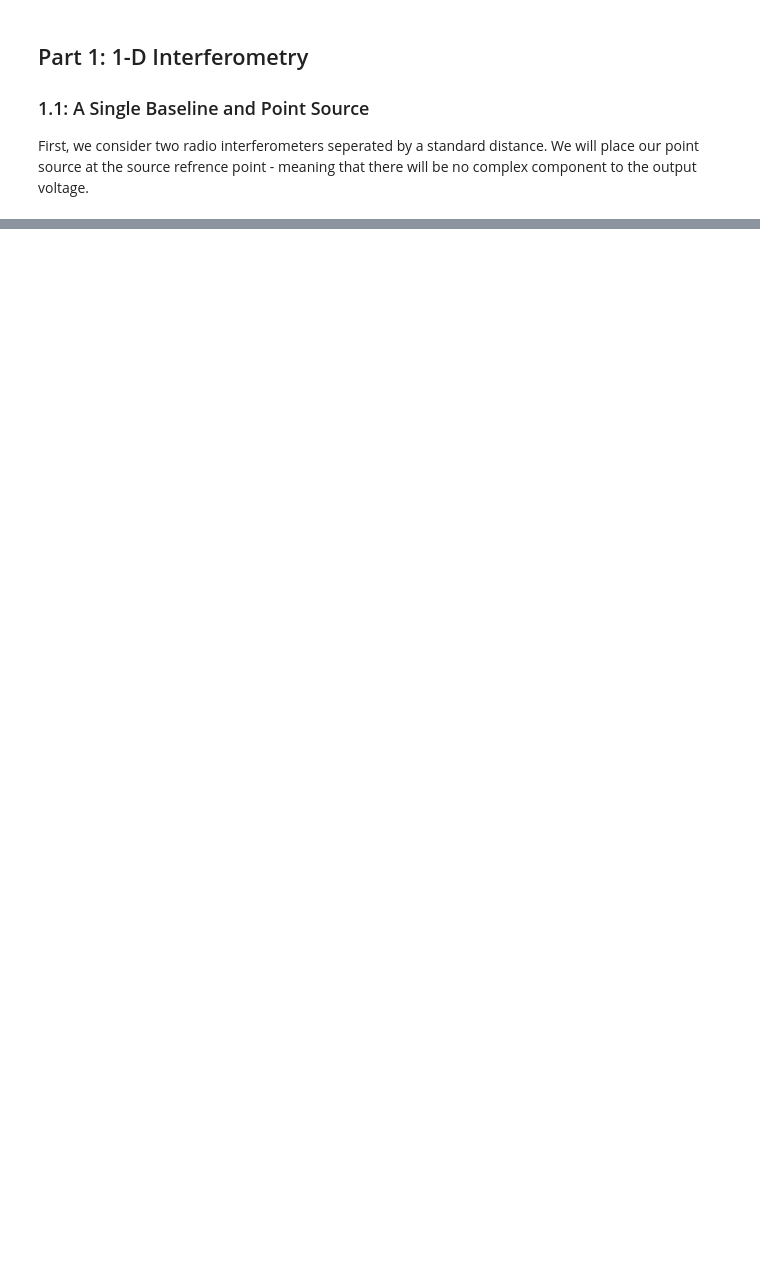
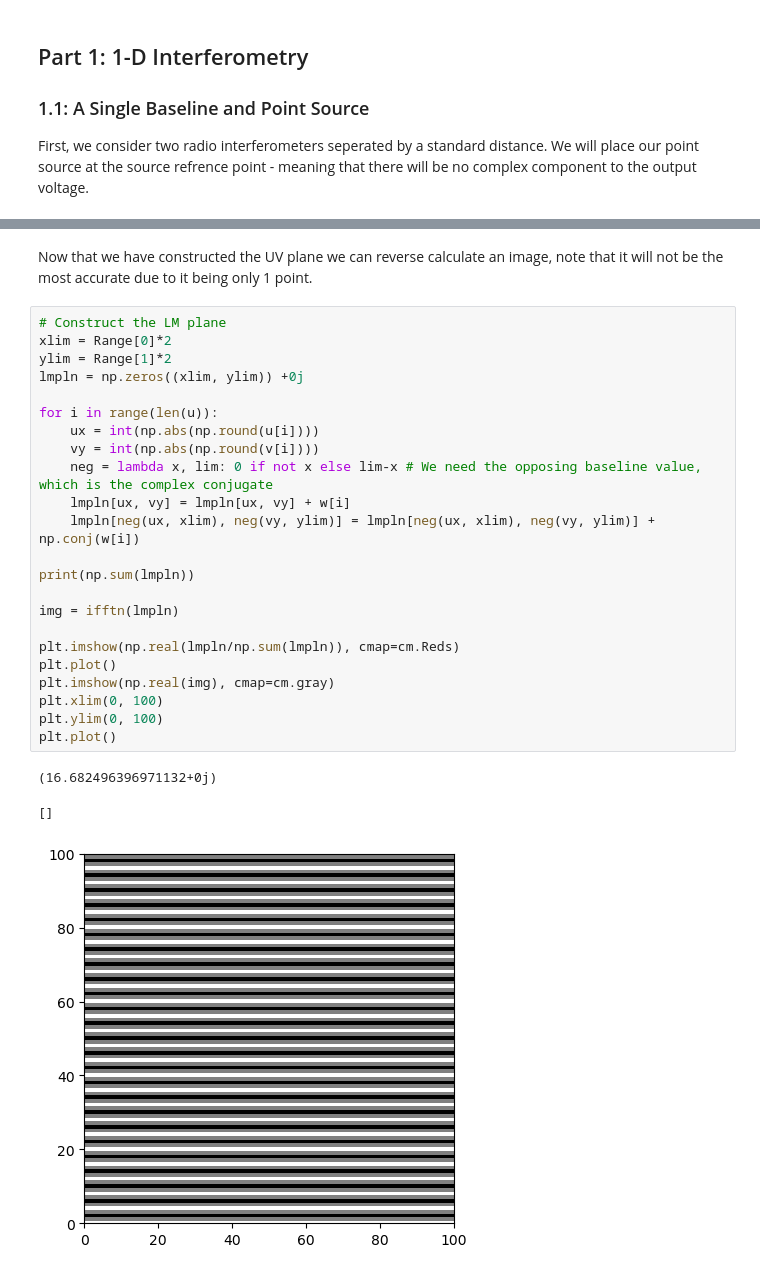
Before and after one commit to oliviax727/phd-programs, a Jupyter notebook: interferometry practice/olivia_interferometry.ipynb, the cells around one changed output, grey strips where cells are left out. Drawn from its saved outputs; the diff is of its cells as text; blank space fills up the shorter version.

```diff
--- a/interferometry practice/olivia_interferometry.ipynb
+++ b/interferometry practice/olivia_interferometry.ipynb
@@ -171,0 +193,29 @@ NameError: name 'V' is not defined
+# %% [markdown]
+Now that we have constructed the UV plane we can reverse calculate an image, note that it will not be the most accurate due to it being only 1 point.
+# %%
+# Construct the LM plane
+xlim = Range[0]*2
+ylim = Range[1]*2
+lmpln = np.zeros((xlim, ylim)) +0j
+
+for i in range(len(u)):
+    ux = int(np.abs(np.round(u[i])))
+    vy = int(np.abs(np.round(v[i])))
+    neg = lambda x, lim: 0 if not x else lim-x # We need the opposing baseline value, which is the complex conjugate
+    lmpln[ux, vy] = lmpln[ux, vy] + w[i]
+    lmpln[neg(ux, xlim), neg(vy, ylim)] = lmpln[neg(ux, xlim), neg(vy, ylim)] + np.conj(w[i])
+
+print(np.sum(lmpln))
+
+img = ifftn(lmpln)
+
+plt.imshow(np.real(lmpln/np.sum(lmpln)), cmap=cm.Reds)
+plt.plot()
+plt.imshow(np.real(img), cmap=cm.gray)
+plt.xlim(0, 100)
+plt.ylim(0, 100)
+plt.plot()
+# %% [output]
+(16.682496396971132+0j)
+[]
+[figure, added]
```
Also changed, not shown: parts of 4 cells of this notebook.
